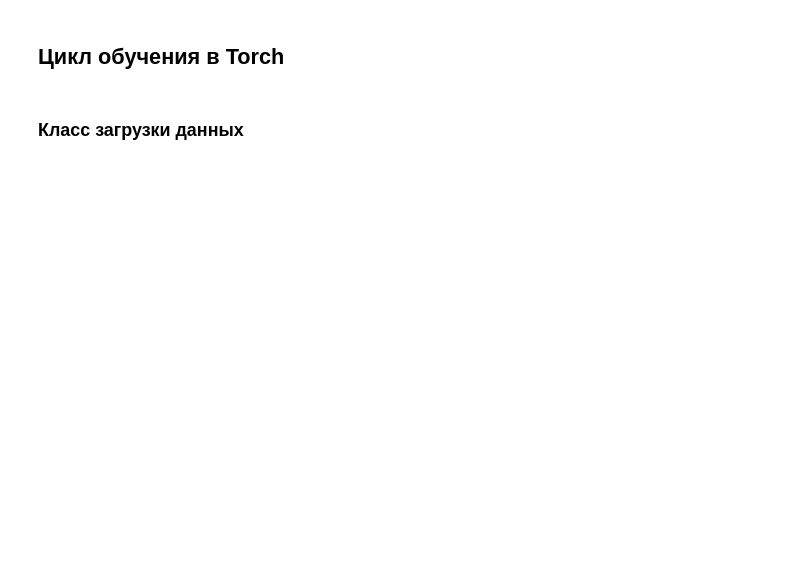
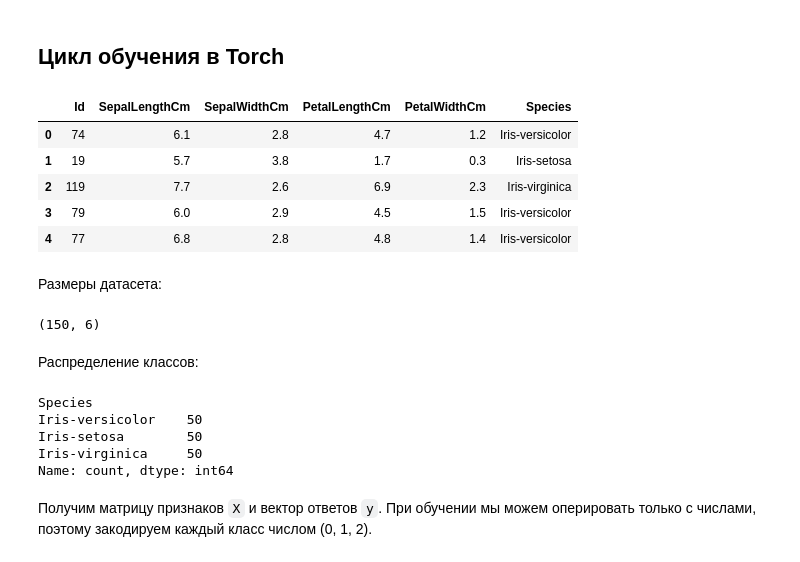
Before and after one commit to SerMisterMish/Statistical_and_Machine_Learning, a Jupyter notebook: nn_image/nn_in_general/nn_torch.ipynb, the cells around one changed output. Drawn from its saved outputs; the diff is of its cells as text; code cells hidden in the pictures; blank space fills up the shorter version.

Commit message:
Add nn on iris data

```diff
--- a/nn_image/nn_in_general/nn_torch.ipynb
+++ b/nn_image/nn_in_general/nn_torch.ipynb
@@ -179,4 +181,2 @@ plt.show()
 # %% [markdown]
 ## Цикл обучения в Torch
-# %% [markdown]
-### Класс загрузки данных
@@ -193,0 +183,28 @@ class MyDataset(Dataset):
+# %%
+df = pd.read_csv('data/Iris.csv').sample(frac=1, random_state=42, ignore_index=True)
+df.head()
+# %% [output]
+|  | Id | SepalLengthCm | SepalWidthCm | PetalLengthCm | PetalWidthCm | Species |
+| 0 | 74 | 6.1 | 2.8 | 4.7 | 1.2 | Iris-versicolor |
+| 1 | 19 | 5.7 | 3.8 | 1.7 | 0.3 | Iris-setosa |
+| 2 | 119 | 7.7 | 2.6 | 6.9 | 2.3 | Iris-virginica |
+| 3 | 79 | 6.0 | 2.9 | 4.5 | 1.5 | Iris-versicolor |
+| 4 | 77 | 6.8 | 2.8 | 4.8 | 1.4 | Iris-versicolor |
+# %% [markdown]
+Размеры датасета:
+# %%
+print(df.shape)
+# %% [output]
+(150, 6)
+# %% [markdown]
+Распределение классов:
+# %%
+df['Species'].value_counts()
+# %% [output]
+Species
+Iris-versicolor    50
+Iris-setosa        50
+Iris-virginica     50
+Name: count, dtype: int64
+# %% [markdown]
+Получим матрицу признаков `X` и вектор ответов `y`. При обучении мы можем оперировать только с числами, поэтому закодируем каждый класс числом (0, 1, 2).
```
Also changed, not shown: parts of 40 cells of this notebook, 1 other file.
